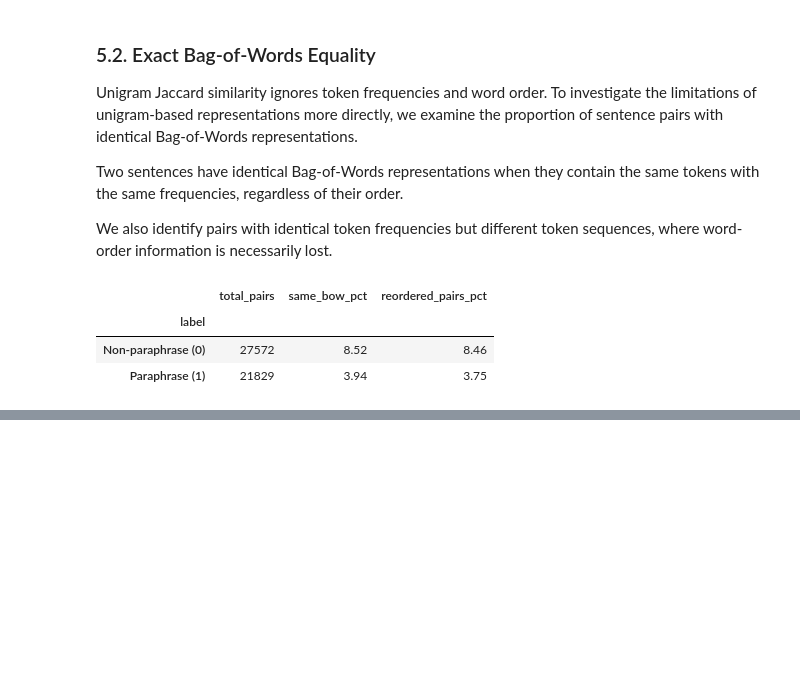
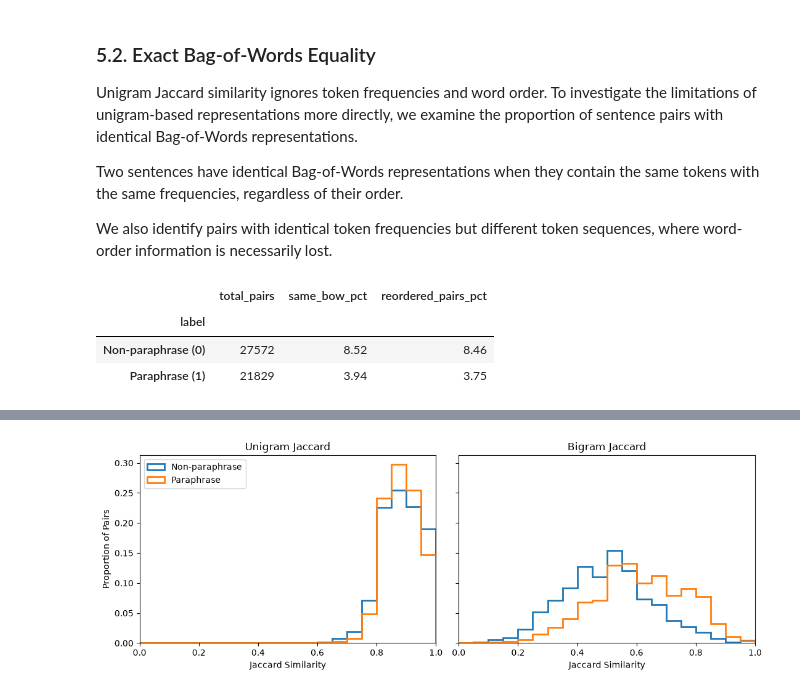
Before and after one commit to nuriallfe/nlp1, a Jupyter notebook: data_exploration.ipynb, the cells around one changed output, grey strips where cells are left out. Cells and saved outputs as stored; diff of their text form; code cells hidden in the pictures; blank space fills up the shorter version.

```diff
--- a/data_exploration.ipynb
+++ b/data_exploration.ipynb
@@ -295,0 +326,43 @@ display(bow_summary)
+# %%
+fig, axes = plt.subplots(
+    1, 2,
+    figsize=(11, 4),
+    sharey=True
+)
+
+measures = [
+    ("unigram_jaccard", "Unigram Jaccard"),
+    ("bigram_jaccard", "Bigram Jaccard")
+]
+
+for ax, (column, title) in zip(axes, measures):
+
+    for label, name in [
+        (0, "Non-paraphrase"),
+        (1, "Paraphrase")
+    ]:
+        values = lexical_df.loc[
+            lexical_df["label"] == label,
+            column
+        ]
+
+        ax.hist(
+            values,
+            bins=np.linspace(0, 1, 21),
+            weights=np.ones(len(values)) / len(values),
+            histtype="step",
+            linewidth=2,
+            label=name
+        )
+
+    ax.set_title(title)
+    ax.set_xlabel("Jaccard Similarity")
+    ax.set_xlim(0, 1)
+
+axes[0].set_ylabel("Proportion of Pairs")
+axes[0].legend()
+
+plt.tight_layout()
+plt.show()
+# %% [output]
+[figure, added]
```
Also changed, not shown: parts of 15 cells of this notebook.
